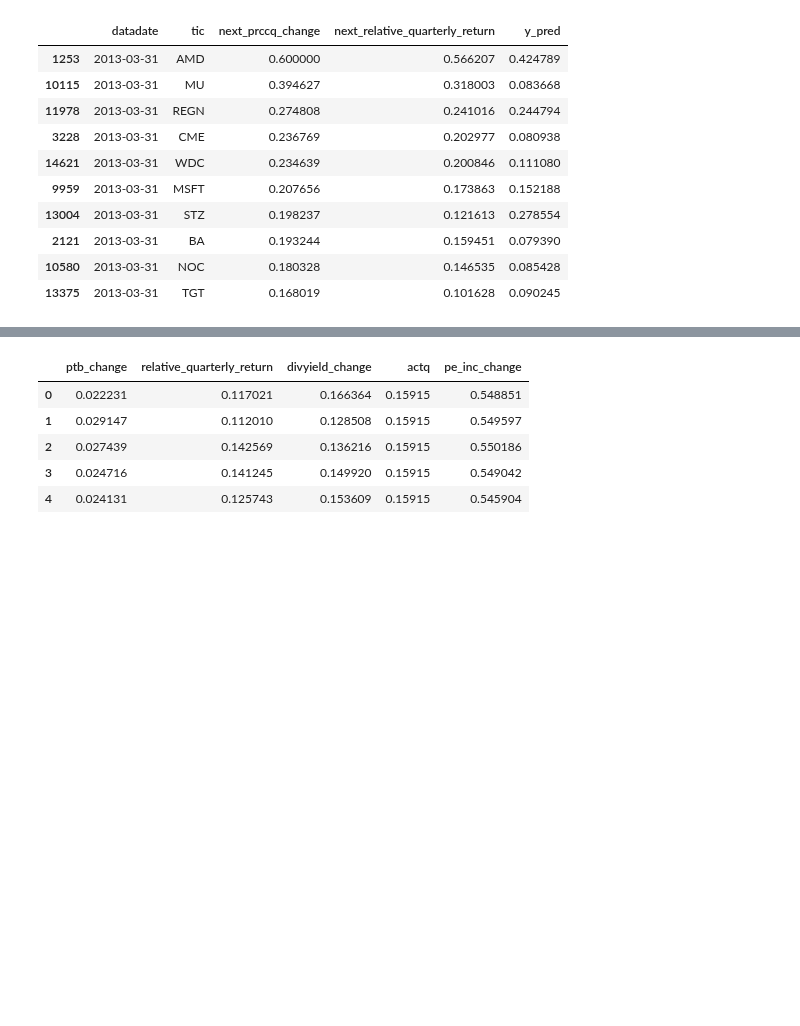
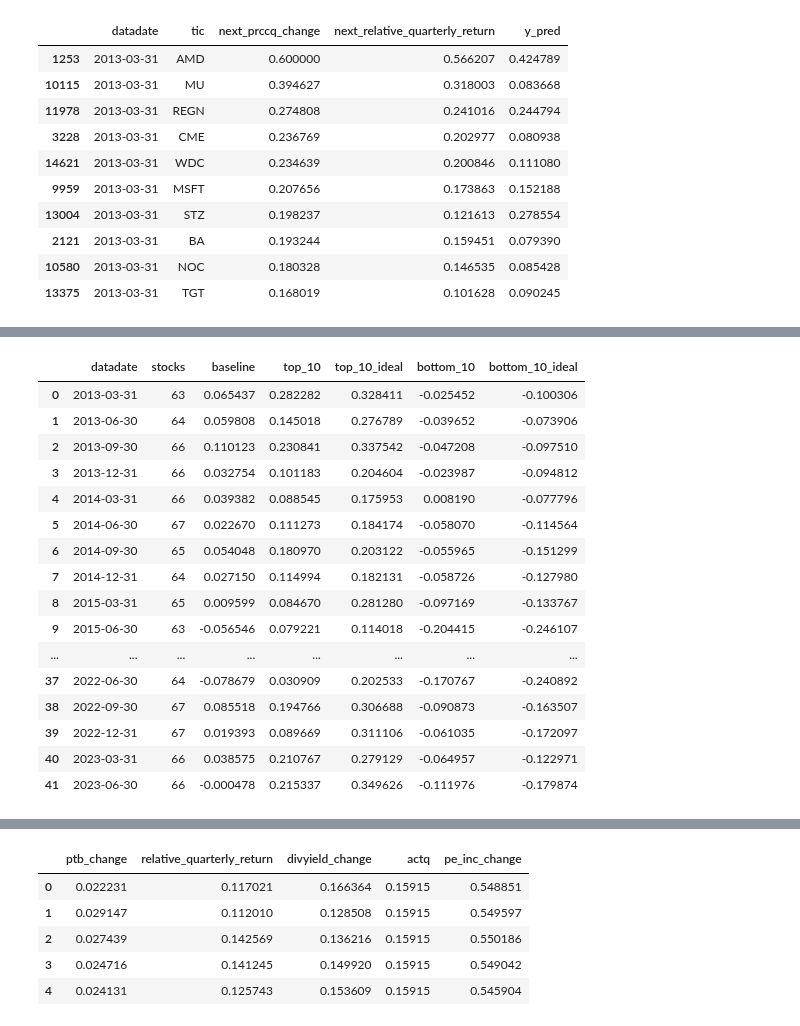
Before and after one commit to edocampione/4YP, a Jupyter notebook: models/global.ipynb, the cells around one changed output, grey strips where cells are left out. Drawn from its saved outputs; the diff is of its cells as text; code cells hidden in the pictures; blank space fills up the shorter version.

```diff
--- a/models/global.ipynb
+++ b/models/global.ipynb
@@ -410,3 +410,87 @@ df_avg.head(100)
+# %%
+def weighted_portfolio_return(group, sort_col, weight_col, target_col, n=10, largest=True):
+    """
+    Selects n stocks based on sort_col (largest or smallest) within the group,
+    computes weights from weight_col, and returns the weighted average of target_col.
+    """
+    if largest:
+        selected = group.nlargest(n, sort_col)
+    else:
+        selected = group.nsmallest(n, sort_col)
+    # Compute normalized weights; assumes weight_col is positive.
+    weights = selected[weight_col] / selected[weight_col].sum()
+    return (selected[target_col] * weights).sum()
+
+# Baseline aggregation remains unchanged.
+df_avg = results.groupby('datadate').agg(
+    stocks=('next_prccq_change', 'size'),
+    baseline=('next_prccq_change', 'mean')
+).reset_index()
+
+# For the predicted top 10, weight by predicted returns ('pred_rank_score')
+df_avg['top_10'] = results.groupby('datadate').apply(
+    lambda group: weighted_portfolio_return(
+        group,
+        sort_col='y_pred',
+        weight_col='y_pred',
+        target_col='next_prccq_change',
+        largest=True
+    )
+).reset_index(level=0, drop=True)
+
+# For the ideal top 10, weight by the actual returns
+df_avg['top_10_ideal'] = results.groupby('datadate').apply(
+    lambda group: weighted_portfolio_return(
+        group,
+        sort_col='next_prccq_change',
+        weight_col='next_prccq_change',
+        target_col='next_prccq_change',
+        largest=True
+    )
+).reset_index(level=0, drop=True)
+
+# For the predicted bottom 10, weight by predicted returns
+df_avg['bottom_10'] = results.groupby('datadate').apply(
+    lambda group: weighted_portfolio_return(
+        group,
+        sort_col='y_pred',
+        weight_col='y_pred',
+        target_col='next_prccq_change',
+        largest=False
+    )
+).reset_index(level=0, drop=True)
+
+# For the ideal bottom 10, weight by the actual returns
+df_avg['bottom_10_ideal'] = results.groupby('datadate').apply(
+    lambda group: weighted_portfolio_return(
+        group,
+        sort_col='next_prccq_change',
+        weight_col='next_prccq_change',
+        target_col='next_prccq_change',
+        largest=False
+    )
+).reset_index(level=0, drop=True)
+
+# Display the first 100 rows of the new dataframe
+df_avg.head(100)
+# %% [output]
+|  | datadate | stocks | baseline | top_10 | top_10_ideal | bottom_10 | bottom_10_ideal |
+| 0 | 2013-03-31 | 63 | 0.065437 | 0.282282 | 0.328411 | -0.025452 | -0.100306 |
+| 1 | 2013-06-30 | 64 | 0.059808 | 0.145018 | 0.276789 | -0.039652 | -0.073906 |
+| 2 | 2013-09-30 | 66 | 0.110123 | 0.230841 | 0.337542 | -0.047208 | -0.097510 |
+| 3 | 2013-12-31 | 66 | 0.032754 | 0.101183 | 0.204604 | -0.023987 | -0.094812 |
+| 4 | 2014-03-31 | 66 | 0.039382 | 0.088545 | 0.175953 | 0.008190 | -0.077796 |
+| 5 | 2014-06-30 | 67 | 0.022670 | 0.111273 | 0.184174 | -0.058070 | -0.114564 |
+| 6 | 2014-09-30 | 65 | 0.054048 | 0.180970 | 0.203122 | -0.055965 | -0.151299 |
+| 7 | 2014-12-31 | 64 | 0.027150 | 0.114994 | 0.182131 | -0.058726 | -0.127980 |
+| 8 | 2015-03-31 | 65 | 0.009599 | 0.084670 | 0.281280 | -0.097169 | -0.133767 |
+| 9 | 2015-06-30 | 63 | -0.056546 | 0.079221 | 0.114018 | -0.204415 | -0.246107 |
+| ... | ... | ... | ... | ... | ... | ... | ... |
+| 37 | 2022-06-30 | 64 | -0.078679 | 0.030909 | 0.202533 | -0.170767 | -0.240892 |
+| 38 | 2022-09-30 | 67 | 0.085518 | 0.194766 | 0.306688 | -0.090873 | -0.163507 |
+| 39 | 2022-12-31 | 67 | 0.019393 | 0.089669 | 0.311106 | -0.061035 | -0.172097 |
+| 40 | 2023-03-31 | 66 | 0.038575 | 0.210767 | 0.279129 | -0.064957 | -0.122971 |
+| 41 | 2023-06-30 | 66 | -0.000478 | 0.215337 | 0.349626 | -0.111976 | -0.179874 |
 # %%
 for portfolio in ['baseline', 'top_10', 'bottom_10']:
 
```
Also changed, not shown: parts of 4 cells of this notebook.
